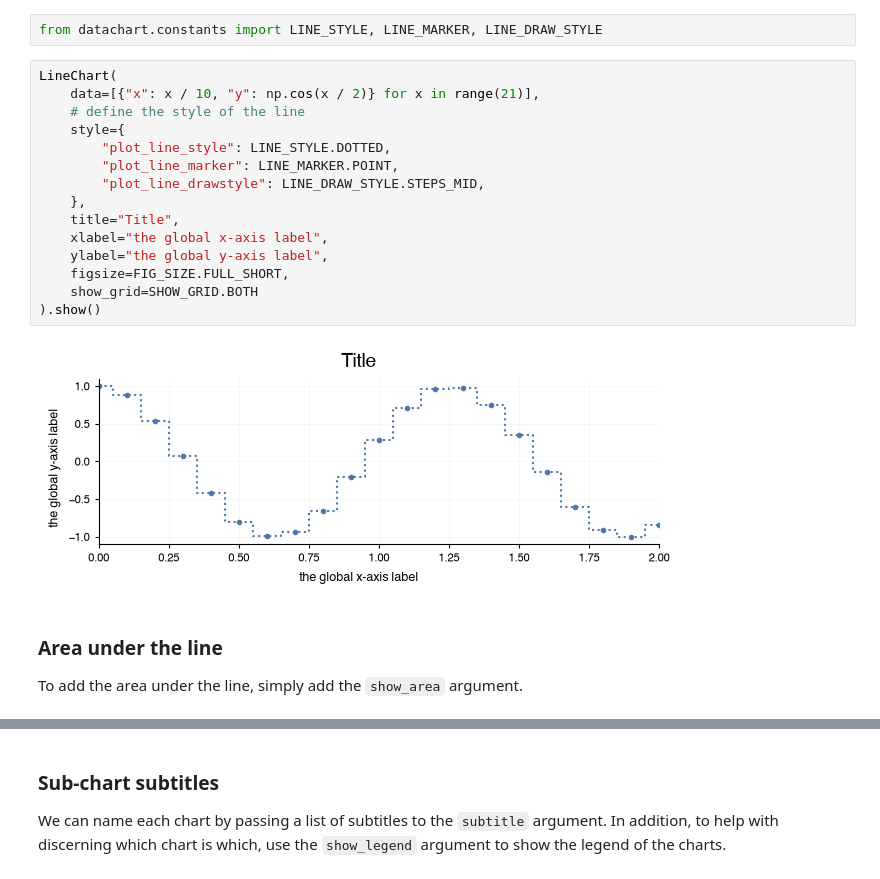
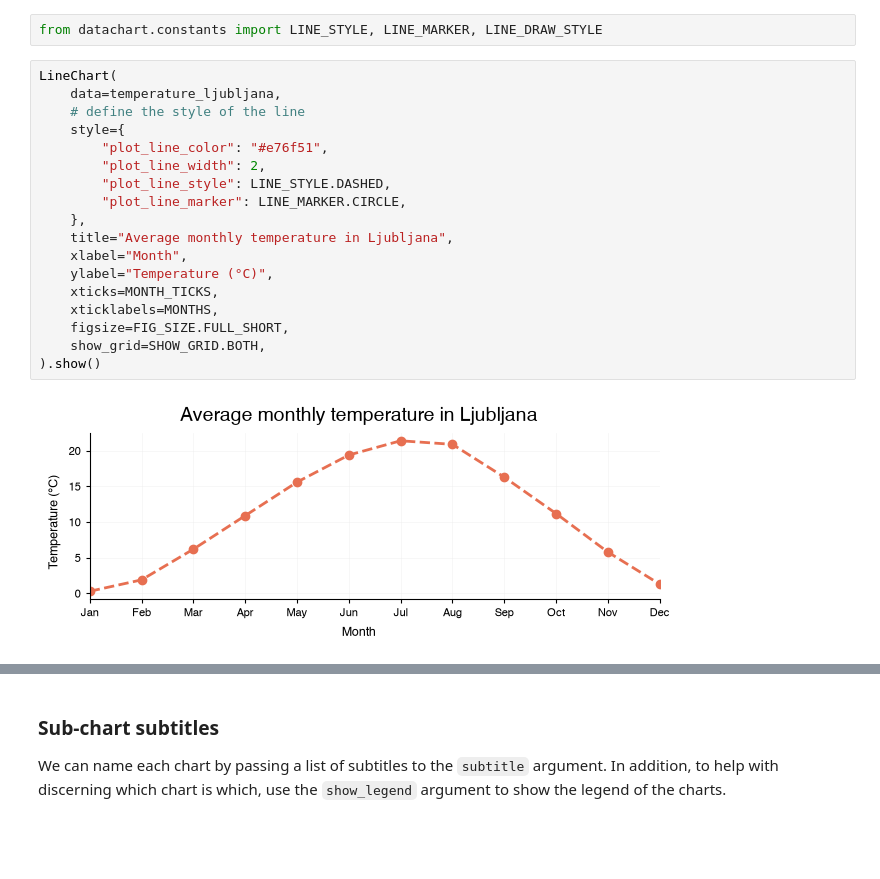
Before and after one commit to eriknovak/datachart, a Jupyter notebook: docs/how-to-guides/charts/linechart.ipynb, the cells around one changed output, grey strips where cells are left out. Cells and saved outputs as stored; diff of their text form; blank space fills up the shorter version.

```diff
--- a/docs/how-to-guides/charts/linechart.ipynb
+++ b/docs/how-to-guides/charts/linechart.ipynb
@@ -143,22 +243,21 @@ Again, to help with the style settings, the [datachart.constants](../../../refer
 from datachart.constants import LINE_STYLE, LINE_MARKER, LINE_DRAW_STYLE
 # %%
 LineChart(
-    data=[{"x": x / 10, "y": np.cos(x / 2)} for x in range(21)],
+    data=temperature_ljubljana,
     # define the style of the line
     style={
-        "plot_line_style": LINE_STYLE.DOTTED,
-        "plot_line_marker": LINE_MARKER.POINT,
-        "plot_line_drawstyle": LINE_DRAW_STYLE.STEPS_MID,
+        "plot_line_color": "#e76f51",
+        "plot_line_width": 2,
+        "plot_line_style": LINE_STYLE.DASHED,
+        "plot_line_marker": LINE_MARKER.CIRCLE,
     },
-    title="Title",
-    xlabel="the global x-axis label",
-    ylabel="the global y-axis label",
+    title="Average monthly temperature in Ljubljana",
+    xlabel="Month",
+    ylabel="Temperature (°C)",
+    xticks=MONTH_TICKS,
+    xticklabels=MONTHS,
     figsize=FIG_SIZE.FULL_SHORT,
-    show_grid=SHOW_GRID.BOTH
+    show_grid=SHOW_GRID.BOTH,
 ).show()
 # %% [output]
-[figure, old version]
+[figure, new version]
-# %% [markdown]
-### Area under the line
-
-To add the area under the line, simply add the `show_area` argument.
```
Also changed, not shown: parts of 77 cells of this notebook, 1 other file.
